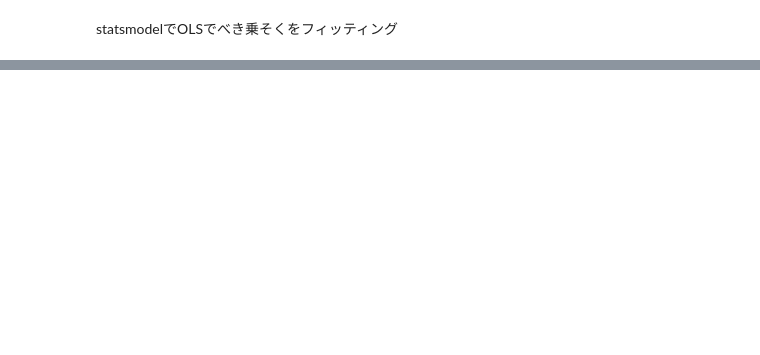
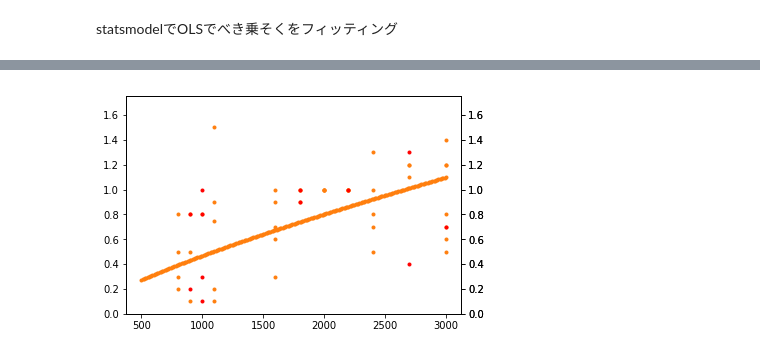
Before and after one commit to watanta/VHI_S, a Jupyter notebook: VHI_S.ipynb, the cells around one changed output, grey strips where cells are left out. Drawn from its saved outputs; the diff is of its cells as text; code cells hidden in the pictures; blank space fills up the shorter version.

```diff
--- a/VHI_S.ipynb
+++ b/VHI_S.ipynb
@@ -172,0 +305,11 @@ ln2=ax2.plot(array_x,array_y,'C1',marker=".",linestyle='None')
+# %%
+#方法1
+data = df.loc[df["value"] != 0,:] #logとるので0を除く
+data = data.reset_index()
+
+kf_random = KFold(n_splits = 5,shuffle = True)
+kf_random.get_n_splits(data)
+print(kf_random)
+for train_index, test_index in kf_random.split(data):
+    print("TRAIN:", train_index, "TEST:", test_index)
+    print("train len", len(train_index), "test len", len(test_index))
@@ -172,0 +337,86 @@ ln2=ax2.plot(array_x,array_y,'C1',marker=".",linestyle='None')
+# %%
+#indexで5Foldに分ける
+cv_rand_results_steaven = []
+cv_rand_preds_steaven = []
+cv_rand_scores_rmse_steaven = []
+cv_rand_scores_mae_steaven = []
+cv_rand_train_scores_mae_steaven = []
+
+i = 0
+x = data.loc[:11,"S"]
+
+formula = 'np.log(value) ~ np.log(S)'
+
+
+for train_index, test_index in kf_random.split(data):
+
+    y_pred = []
+    train_pred = []
+
+    i += 1
+    data_train = data.loc[train_index,:]
+    data_test = data.loc[test_index,:]
+
+    #fitting
+
+    results = smf.ols(formula, data=data_train).fit()
+    cv_rand_results_steaven.append(results)
+
+
+    #predict 元のスケールで
+
+    test_x = data_test["S"].values
+    train_x = data_train["S"].values
+    for num in train_x:
+        train_pred.append(math.e**results.params[0]*(num**results.params[1]) )
+
+    for num in test_x:
+        y_pred.append(math.e**results.params[0]*(num**results.params[1]) )
+
+    cv_rand_preds_steaven.append(y_pred)
+
+    y_train = data_train["value"].values
+    y_test = data_test["value"].values
+
+
+    rmse = np.sqrt(mean_squared_error(y_test, y_pred))
+    cv_rand_scores_rmse_steaven.append(rmse)
+    mae = mean_absolute_error(y_test, y_pred)
+    cv_rand_scores_mae_steaven.append(mae)
+    train_mae = mean_absolute_error(y_train, train_pred)
+    cv_rand_train_scores_mae_steaven.append(train_mae)
+
+    print(results.params)
+    print("rescaled intercept:",np.exp(results.params[0]))
+    #plot
+
+    fig = plt.figure()
+    ax1 = fig.add_subplot(111)
+
+    axis_x = np.arange(500,3000,10)
+
+    list_y =[]
+
+    for num in axis_x:
+        list_y.append(math.e**results.params[0]*(num**results.params[1]) )
+
+    ##トレインデータ
+
+    ax1.set_ylim(0,1.75)
+    ln1=ax1.plot(data_train["S"],data_train["value"],'C1',marker=".",linestyle='None')
+
+    ##べき関数
+
+    ax3 = ax1.twinx()
+    ax3.set_ylim(0,1.75)
+    ln3=ax3.plot(axis_x,list_y,'C1',marker=".",linestyle='None')
+
+    ##テストデータ
+
+    ax4 = ax1.twinx()
+    ax4.set_ylim(0,1.75)
+    ln4=ax4.plot(data_test["S"],data_test["value"],'C1',marker=".",linestyle='None',color='red')
+
+    plt.savefig('figure/figure' + str(i) + '.png')
+    plt.show()
+# %% [output]
@@ -172,0 +444 @@ ln2=ax2.plot(array_x,array_y,'C1',marker=".",linestyle='None')
+[figure, added]
```
Also changed, not shown: parts of 48 cells of this notebook, 1 other file.
